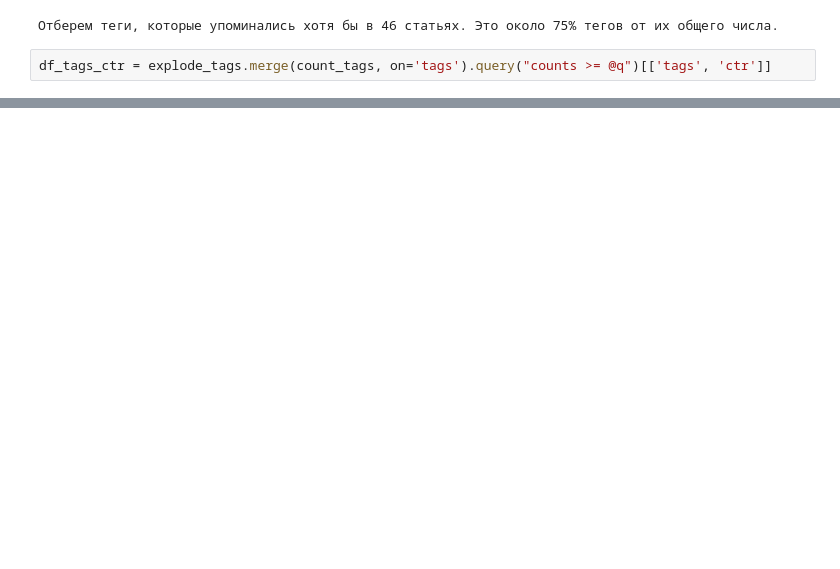
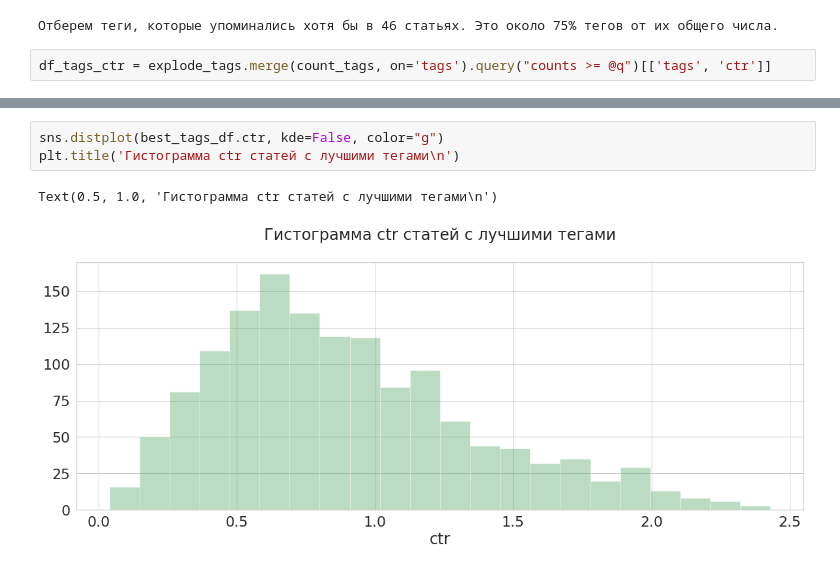
Before and after one commit to AlexanderPytROW/knife.media_project, a Jupyter notebook: 3_tags_analysis.ipynb, the cells around one changed output, grey strips where cells are left out. Cells and saved outputs as stored; diff of their text form; blank space fills up the shorter version.

```diff
--- a/3_tags_analysis.ipynb
+++ b/3_tags_analysis.ipynb
@@ -296,0 +207,6 @@ Name: tags, dtype: int64
+# %%
+sns.distplot(best_tags_df.ctr, kde=False, color="g")
+plt.title('Гистограмма ctr статей с лучшими тегами\n')
+# %% [output]
+Text(0.5, 1.0, 'Гистограмма ctr статей с лучшими тегами\n')
+[figure, added]
```
Also changed, not shown: parts of 64 cells of this notebook.
